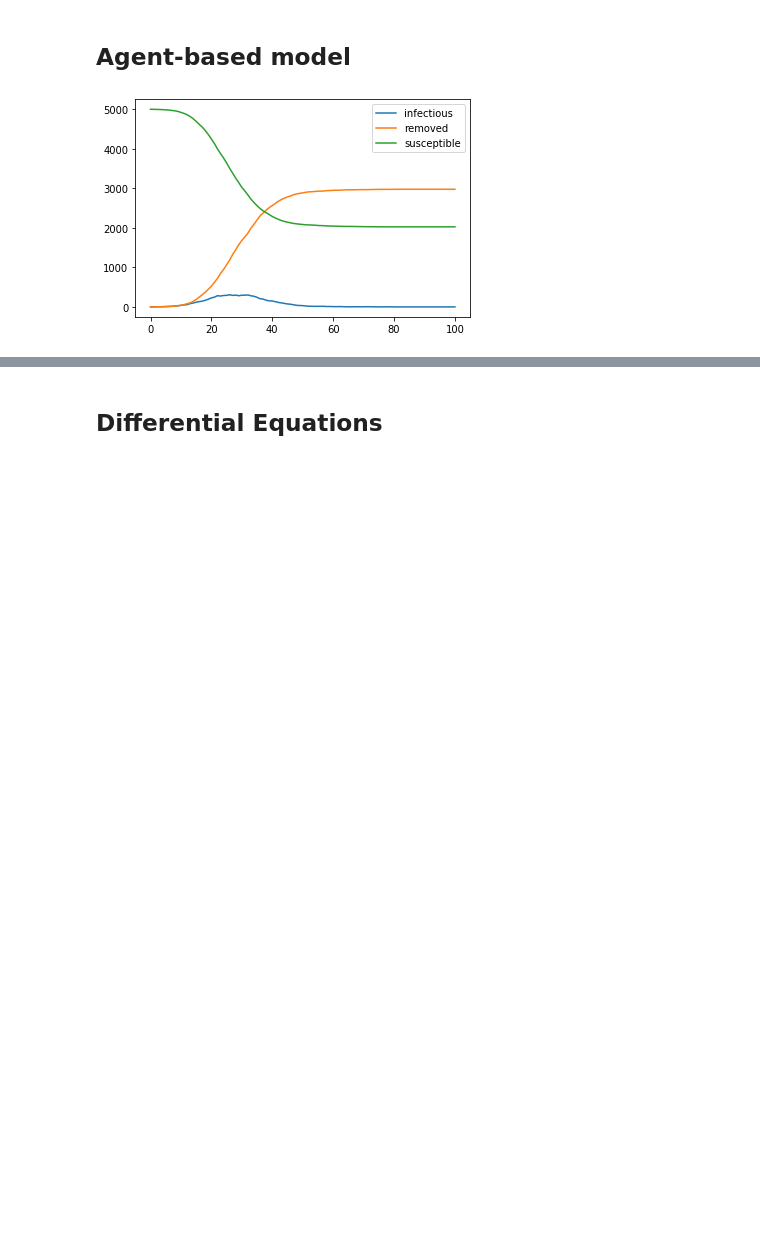
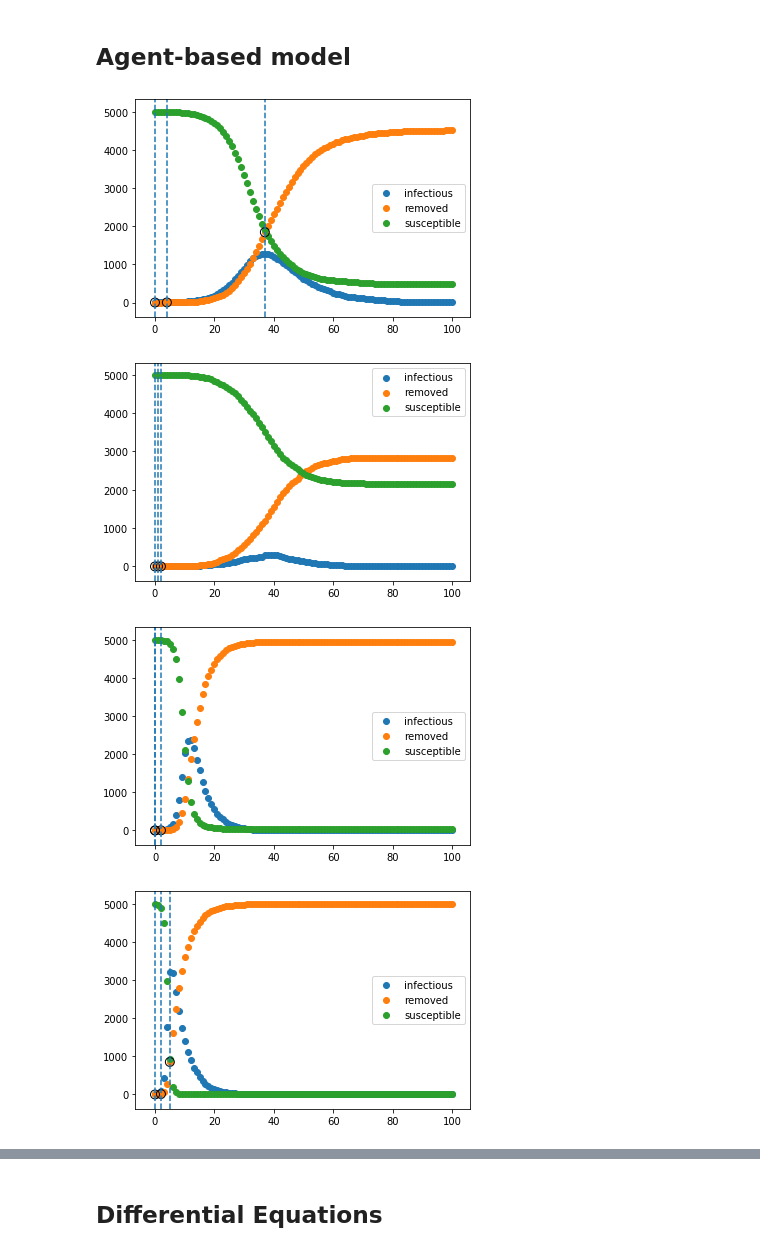
Before and after one commit to caam37830/project-group-0, a Jupyter notebook: scrips.ipynb, the cells around one changed output, grey strips where cells are left out. Drawn from its saved outputs; the diff is of its cells as text; code cells hidden in the pictures; blank space fills up the shorter version.

```diff
--- a/scrips.ipynb
+++ b/scrips.ipynb
@@ -109,10 +105,0 @@ counts_I,counts_R,counts_S = sir_model_simulation(N, b, k, T)
-# %%
-import matplotlib.pyplot as plt
-
-plt.plot(counts_I,label="infectious")
-plt.plot(counts_R,label="removed")
-plt.plot(counts_S,label="susceptible")
-plt.legend()
-plt.show()
-# %% [output]
-[figure, removed]
@@ -118,0 +120,30 @@ plt.show()
+# %%
+N = 5000
+b = [1/3,1/2,1,2]
+k = [1/8,1/3,1/5,1/5]
+T = 100
+for i in range(4):
+    counts_I,counts_R,counts_S = sir_model_simulation(N, b[i], k[i], T)
+
+    S = np.array(counts_S)
+    R = np.array(counts_R)
+    I = np.array(counts_I)
+
+    plt.scatter(range(T+1),counts_I,label="infectious")
+    plt.scatter(range(T+1),counts_R,label="removed")
+    plt.scatter(range(T+1),counts_S,label="susceptible")
+    plt.scatter(find_intersection(I,R)[0],find_intersection(I,R)[1],s=80, facecolors='none', edgecolors='k')
+    plt.axvline(x=find_intersection(I,R)[0],ls='--')
+    plt.scatter(find_intersection(I[2:],R[2:])[0]+2,find_intersection(I[2:],R[2:])[1],s=80, facecolors='none', edgecolors='k')
+    plt.axvline(x=find_intersection(I[2:],R[2:])[0]+2,ls='--')
+    plt.scatter(find_intersection(S,R)[0],find_intersection(S,R)[1],s=80, facecolors='none', edgecolors='k')
+    plt.axvline(x=find_intersection(S,R)[0],ls='--')
+    #plt.scatter(counts_I.index(0),0,s=100, color='red', edgecolors='k')
+    #plt.scatter(counts_S.index(0),0,s=100, color='red', edgecolors='k')
+    plt.legend()
+    plt.show()
+# %% [output]
+[figure, added]
+[figure, added]
+[figure, added]
+[figure, added]
```
Also changed, not shown: parts of 10 cells of this notebook.
